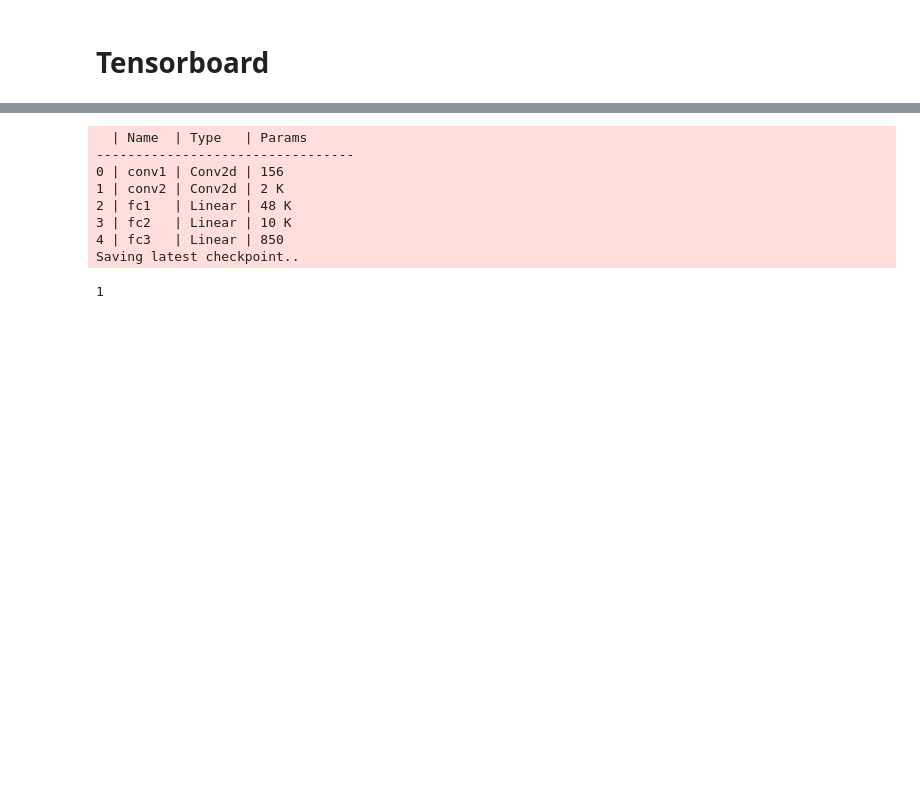
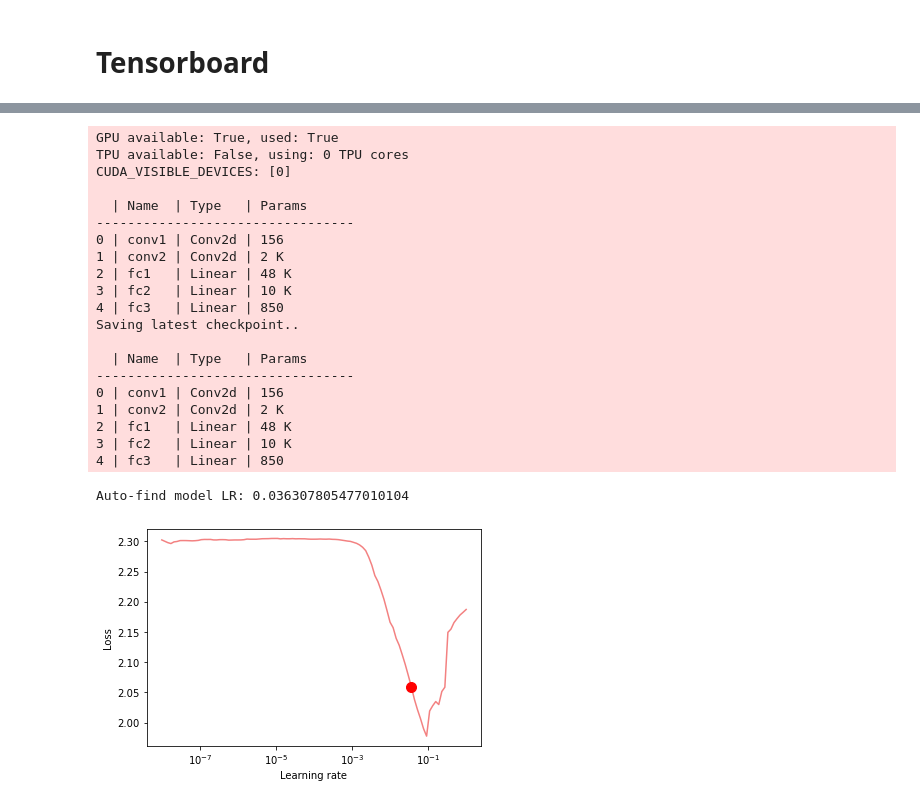
Before and after one commit to mtszkw/lightning-lr-find, a Jupyter notebook: lightning_lr_find.ipynb, the cells around one changed output, grey strips where cells are left out. Cells and saved outputs as stored; diff of their text form; code cells hidden in the pictures; blank space fills up the shorter version.

```diff
--- a/lightning_lr_find.ipynb
+++ b/lightning_lr_find.ipynb
@@ -54,7 +68,7 @@ dataset = FashionMNISTDataset(root_dir='data/')
 class LitClassifier(pl.LightningModule):
     def __init__(self, num_classes=10):
         super().__init__()
-        self.lr = 0.001
+        self.lr = 2e-3
 
         self.conv1 = nn.Conv2d(1, 6, 5, padding=2)
         self.conv2 = nn.Conv2d(6, 16, 5)
@@ -84,9 +98,7 @@ class LitClassifier(pl.LightningModule):
         loss = F.cross_entropy(y_hat, y)
 
         result = pl.TrainResult(loss)
-        result.log('train_acc', acc, on_epoch=True)
-        result.log('train_loss', loss, on_epoch=True)
-#         result.log_dict({'train_acc': acc, 'train_loss': loss})
+        result.log_dict({'train_acc': acc, 'train_loss': loss}, on_step=True, on_epoch=False)
         return result
 
     def validation_step(self, batch, batch_idx):
@@ -97,17 +109,10 @@ class LitClassifier(pl.LightningModule):
         val_loss = F.cross_entropy(y_hat, y)
 
         result = pl.EvalResult()
-        result.log('val_acc', val_acc, on_step=False, on_epoch=True)
-        result.log('val_loss', val_loss, on_step=False, on_epoch=True)
-#         result.log_dict({'val_acc': acc, 'val_loss': loss})
+        result.log_dict({'val_acc': val_acc, 'val_loss': val_loss}, reduce_fx=torch.mean)
+#         result.log('val/epoch_end_metric', y_hat, on_step=False, on_epoch=True, prog_bar=True, reduce_fx=torch.mean)
         return result
 
-#     def validation_epoch_end(self, validation_step_outputs):
-#         val_mean_loss = torch.mean(validation_step_outputs.val_loss)
-# #         print(validation_step_outputs)
-# #         print(all_loss)
-#         result = pl.EvalResult(val_mean_loss, checkpoint_on=val_mean_loss)
-#         return result
 
     def test_step(self, batch, batch_idx):
         result = self.validation_step(batch, batch_idx)
@@ -130 +135,5 @@ Reusing TensorBoard on port 6006 (pid 25772), started 19:39:39 ago. (Use '!kill
 [interactive output not drawn]
+# %%
+num_epochs = 5
+batch_size = 64
+root_dir = 'data/'
@@ -161,12 +224,44 @@ CUDA_VISIBLE_DEVICES: [0]
-# %%
-trainer.fit(model, dataset)
-# %% [output]
-  | Name  | Type   | Params
----------------------------------
-0 | conv1 | Conv2d | 156
-1 | conv2 | Conv2d | 2 K
-2 | fc1   | Linear | 48 K
-3 | fc2   | Linear | 10 K
-4 | fc3   | Linear | 850
-Saving latest checkpoint..
-1
+# %%
+# del model
+# del trainer
+# del dataset
+
+# model = LitClassifier()
+# trainer = get_trainer(logs_dir='logs/find_lr')
+# dataset = FashionMNISTDataset(root_dir='data/')
+
+model = LitClassifier(batch_size)
+dataset = MNISTDataset(root_dir, batch_size)
+logger  = TensorBoardLogger(save_dir='logs/find_lr')
+trainer = pl.Trainer(gpus=1, max_epochs=num_epochs, logger=logger, auto_lr_find=False, val_check_interval=0.5)
+
+lr_finder = trainer.lr_find(model, dataset)
+model.hparams.lr = lr_finder.suggestion()
+print(f'Auto-find model LR: {model.hparams.lr}')
+
+fig = lr_finder.plot(suggest=True)
+
+trainer.fit(model, dataset);
+# %% [output]
+GPU available: True, used: True
+TPU available: False, using: 0 TPU cores
+CUDA_VISIBLE_DEVICES: [0]
+
+  | Name  | Type   | Params
+---------------------------------
+0 | conv1 | Conv2d | 156
+1 | conv2 | Conv2d | 2 K
+2 | fc1   | Linear | 48 K
+3 | fc2   | Linear | 10 K
+4 | fc3   | Linear | 850
+Saving latest checkpoint..
+
+  | Name  | Type   | Params
+---------------------------------
+0 | conv1 | Conv2d | 156
+1 | conv2 | Conv2d | 2 K
+2 | fc1   | Linear | 48 K
+3 | fc2   | Linear | 10 K
+4 | fc3   | Linear | 850
+Auto-find model LR: 0.036307805477010104
+[figure, added]
```
Also changed, not shown: parts of 24 cells of this notebook.
